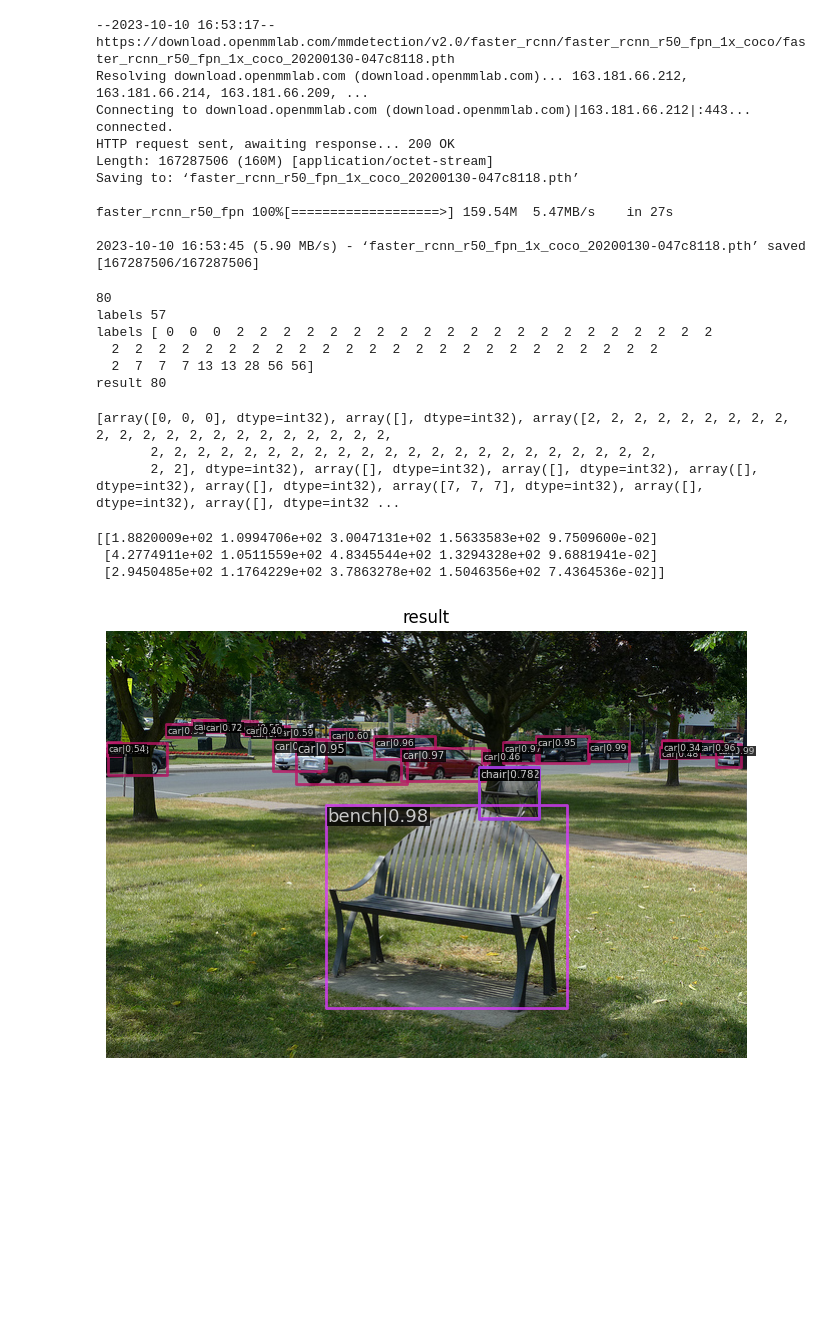
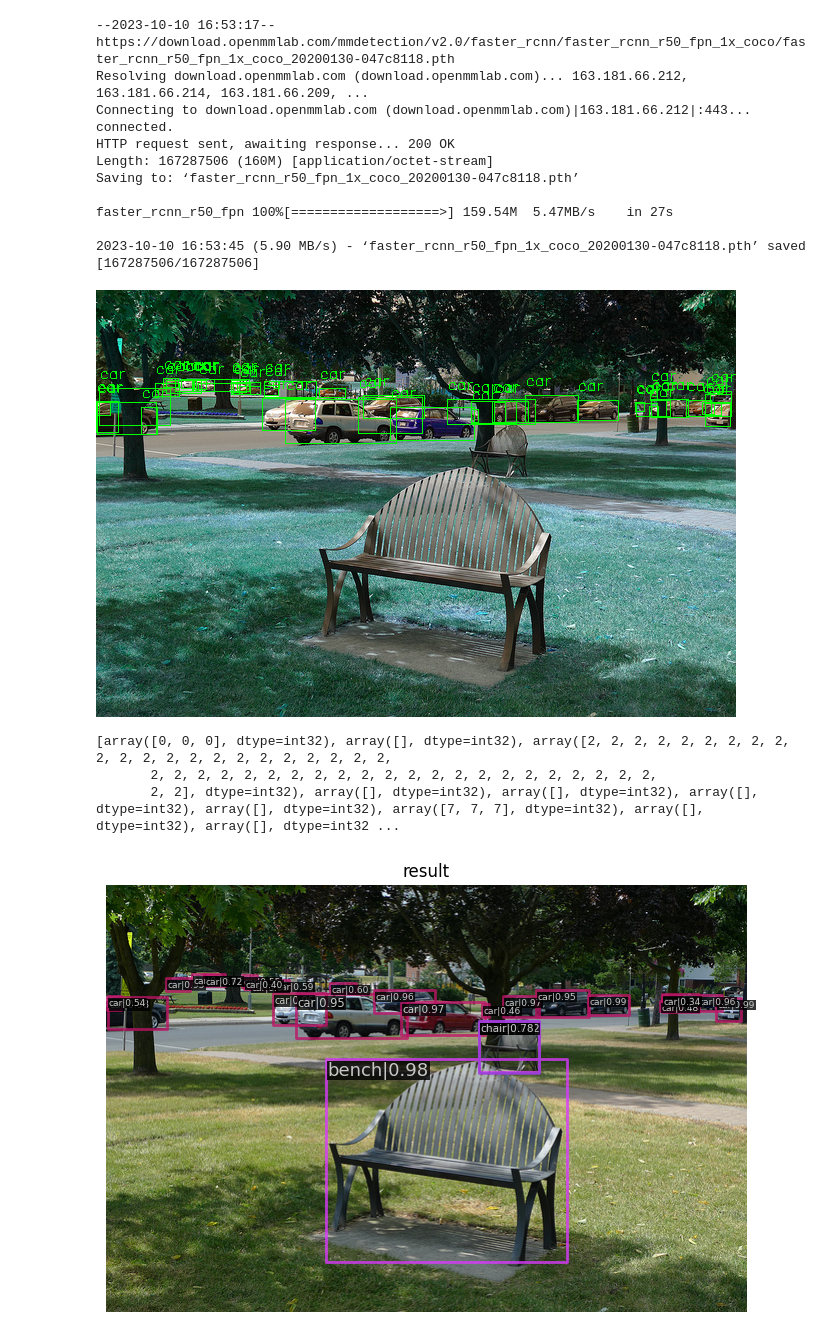
Before and after one commit to henriqueburis/Co-DETR, a Jupyter notebook: VOXAR_lab_alt.ipynb, the cells around one changed output. Drawn from its saved outputs; the diff is of its cells as text; code cells hidden in the pictures; blank space fills up the shorter version.

```diff
--- a/VOXAR_lab_alt.ipynb
+++ b/VOXAR_lab_alt.ipynb
@@ -454,27 +454,44 @@ else:
   bbox_result, segm_result = result, None
 bboxes = np.vstack(bbox_result)
 
-
-#labels = [np.full(bbox.shape[0], i, dtype=np.int32) for i, bbox in enumerate(bbox_result)]
-labels = [np.full(res.shape[0], i, dtype=np.int32) for i, res in enumerate(result)]
-
-filtered_labels = [x for x in labels if x == 2]
-
-print()
-
-print(len(bbox_result))
+labels = [np.full(bbox.shape[0], i, dtype=np.int32) for i, bbox in enumerate(bbox_result)]
+#labels = [np.full(res.shape[0], i, dtype=np.int32) for i, res in enumerate(result)]
 
 labels = np.concatenate(labels)
-print('labels',len(labels))
-print('labels',labels)
-print('result',len(result))
+
+#print(len(bbox_result))
+#print('labels',len(labels))
+#print('labels',labels)
+#print('result',len(result))
-# %% [output]
-80
-labels 57
-labels [ 0  0  0  2  2  2  2  2  2  2  2  2  2  2  2  2  2  2  2  2  2  2  2  2
-  2  2  2  2  2  2  2  2  2  2  2  2  2  2  2  2  2  2  2  2  2  2  2  2
-  2  7  7  7 13 13 28 56 56]
-result 80
+# %%
+import torch
+import cv2
+import numpy as np
+from torchvision.models.detection import fasterrcnn_resnet50_fpn
+from torchvision.transforms import functional as F
+from PIL import Image
+from google.colab.patches import cv2_imshow
+
+Classes_ = ['person', 'bicycle', 'car', 'motorcycle', 'airplane', 'bus', 'train', 'truck', 'boat', 'traffic light', 'fire hydrant', 'stop sign', 'parking meter', 'bench', 'bird', 'cat', 'dog', 'horse', 'sheep', 'cow', 'elephant', 'bear', 'zebra', 'giraffe', 'backpack', 'umbrella', 'handbag', 'tie', 'suitcase', 'frisbee', 'skis', 'snowboard', 'sports ball', 'kite', 'baseball bat', 'baseball glove', 'skateboard', 'surfboard', 'tennis racket', 'bottle', 'wine glass', 'cup', 'fork', 'knife', 'spoon', 'bowl', 'banana', 'apple', 'sandwich', 'orange', 'broccoli', 'carrot', 'hot dog', 'pizza', 'donut', 'cake', 'chair', 'couch', 'potted plant', 'bed', 'dining table', 'toilet', 'tv', 'laptop', 'mouse', 'remote', 'keyboard', 'cell phone', 'microwave', 'oven', 'toaster', 'sink', 'refrigerator', 'book', 'clock', 'vase', 'scissors', 'teddy bear', 'hair drier', 'toothbrush']
+
+chosen_class_id = 2
+
+image = Image.open('/content/Co-DETR/demo/demo.jpg')
+image_np = np.array(image)  # Converta a imagem PIL para NumPy
+image_copy = image_np.copy()
+
+for labels_, box in zip(labels,bboxes):
+
+  if(labels_ == chosen_class_id):
+    x1, y1, x2, y2, z = map(int, box)
+    cv2.rectangle(image_copy, (x1, y1), (x2, y2), (0, 255, 0), 1)  # Desenha uma caixa verde
+    cv2.putText(image_copy, Classes_[labels_], (x1, y1 - 10), cv2.FONT_HERSHEY_SIMPLEX, 0.5, (0, 255, 0), 1)  # Adicione o nome da classe acima da caixa
+
+cv2_imshow(image_copy)
+cv2.waitKey(0)
+cv2.destroyAllWindows()
+# %% [output]
+[figure, added]
 # %%
 labels = [np.full(res.shape[0], i, dtype=np.int32) for i, res in enumerate(result)]
 print(labels)
@@ -485,13 +502,6 @@ print(labels)
 [array([0, 0, 0], dtype=int32), array([], dtype=int32), array([2, 2, 2, 2, 2, 2, 2, 2, 2, 2, 2, 2, 2, 2, 2, 2, 2, 2, 2, 2, 2, 2,
        2, 2, 2, 2, 2, 2, 2, 2, 2, 2, 2, 2, 2, 2, 2, 2, 2, 2, 2, 2, 2, 2,
        2, 2], dtype=int32), array([], dtype=int32), array([], dtype=int32), array([], dtype=int32), array([], dtype=int32), array([7, 7, 7], dtype=int32), array([], dtype=int32), array([], dtype=int32 ...
-# %%
-print(result[7])
-resl = result[7]
-# %% [output]
-[[1.8820009e+02 1.0994706e+02 3.0047131e+02 1.5633583e+02 9.7509600e-02]
- [4.2774911e+02 1.0511559e+02 4.8345544e+02 1.3294328e+02 9.6881941e-02]
- [2.9450485e+02 1.1764229e+02 3.7863278e+02 1.5046356e+02 7.4364536e-02]]
 # %%
 # show the results
 show_result_pyplot(model, img, result)
```
Also changed, not shown: parts of 2 cells of this notebook.
